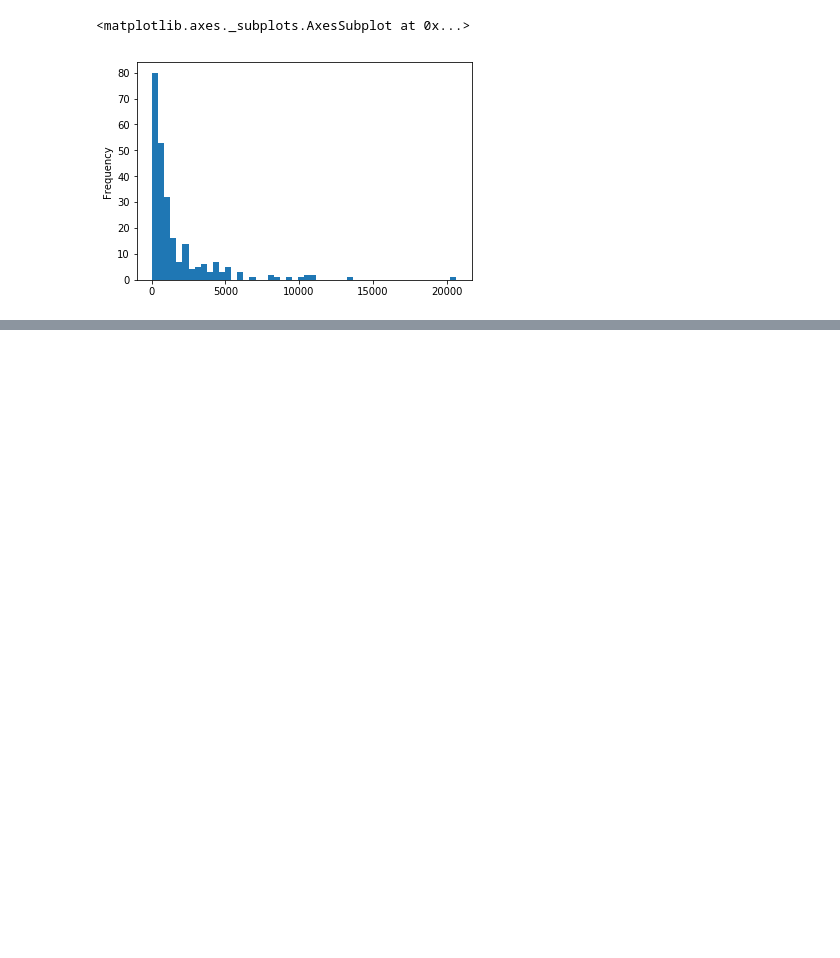
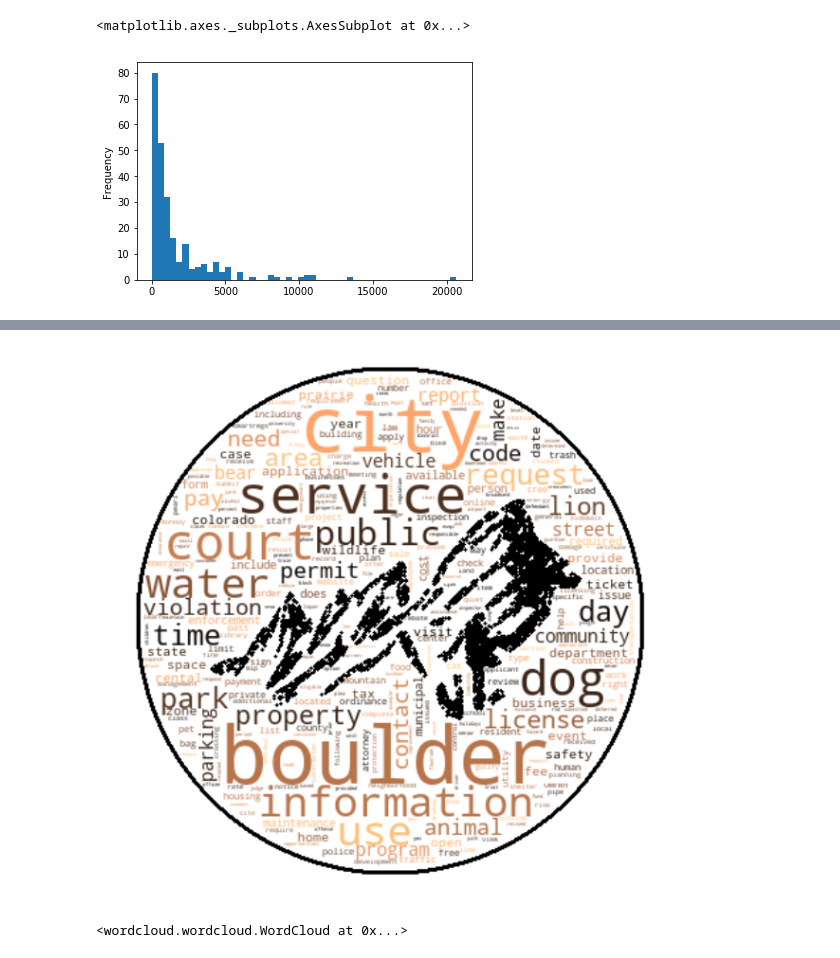
Before and after one commit to willtscott/inquire-boulder-chatbot, a Jupyter notebook: notebooks/faq-text-eda.ipynb, the cells around one changed output, grey strips where cells are left out. Cells and saved outputs as stored; diff of their text form; code cells hidden in the pictures; blank space fills up the shorter version.

```diff
--- a/notebooks/faq-text-eda.ipynb
+++ b/notebooks/faq-text-eda.ipynb
@@ -49,0 +84,16 @@ So, there seems to be a lot demand for info about local mountain lions!
+# %%
+logo_mask = np.array(Image.open('../vizualization/city-boulder-logo-edit.png'))
+cloud = WordCloud(max_words=1000, width=800, height=800, collocations=False, stopwords=domain_stopwords, mask=logo_mask,
+                  background_color='white', contour_width=3, colormap="copper").generate(text=corpus)
+# %%
+plt.pyplot.figure(figsize = (8, 8), facecolor = None)
+plt.pyplot.imshow(cloud, interpolation='bilinear')
+plt.pyplot.axis("off")
+plt.pyplot.tight_layout(pad = 0)
+plt.pyplot.show()
+# %% [output]
+[figure, added]
+# %%
+cloud.to_file("../vizualization/logo_cloud_copper.png")
+# %% [output]
+<wordcloud.wordcloud.WordCloud at 0x...>
```
Also changed, not shown: parts of 10 cells of this notebook, 10 other files.
